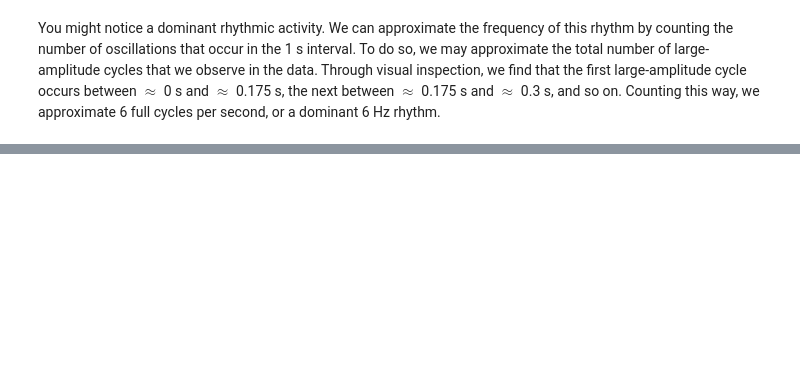
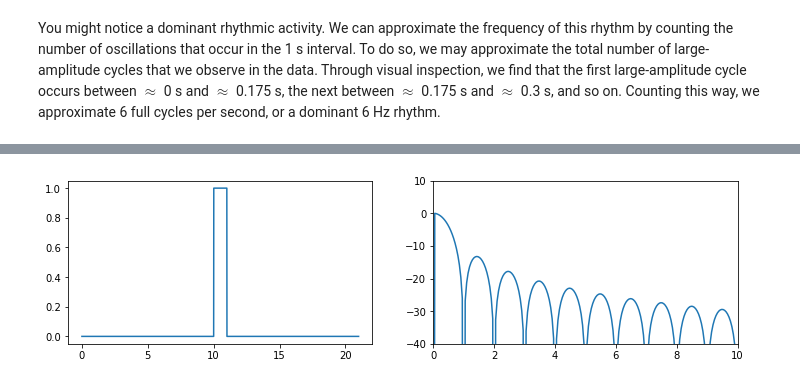
Before and after one commit to Mark-Kramer/Case-Studies-Python, a Jupyter notebook: content/04/ecog-rhythms.ipynb, the cells around one changed output, grey strips where cells are left out. Cells and saved outputs as stored; diff of their text form; code cells hidden in the pictures; blank space fills up the shorter version.

```diff
--- a/content/04/ecog-rhythms.ipynb
+++ b/content/04/ecog-rhythms.ipynb
@@ -175,0 +265,45 @@ show()
+# %%
+# Decide how many seconds of padding to use.
+# Run with block with 1, 2, and 10 seconds of
+# padding. What do you notice?
+
+padding = 10
+
+# Create the taper signal
+sample_rate = 500
+a = np.zeros((sample_rate * padding))    # padding
+b = np.ones((sample_rate))               # signal
+taper = np.hstack((a,b,a))               # full timeseries
+t = np.arange(len(taper)) / sample_rate  # corresponding time steps
+
+# Since we have used much of this code before,
+# it might be helpful to make a function out of
+# it. This way we can easily reuse it without
+# copying and pasting.
+def show_spectrum(x, Fs, xlim=[0, 10], ylim=[-40, 10], display=True):
+    dt = 1 / Fs             # Define the time step
+    T = len(x) * dt         # Define the total time
+    X = np.fft.rfft(x - x.mean())    # Compute the Fourier transform
+    Sxx = np.real((X * np.conj(X)))  # ... and the spectrum
+
+    Sxx = Sxx / Sxx.max()
+
+    df = 1 / T              # Define the frequency resolution
+    faxis = np.arange(len(Sxx)) * df  # ... to create frequency axis
+
+    if display:
+        plt.subplot(1,2,1)      # Plot the signal
+        plot(np.arange(0, T, dt), x)
+        plt.subplot(1,2,2)      # ... and its spectrum
+        Sxx[Sxx == 0] = np.nan  # ... avoid division by 0 errors
+        plot(faxis, 10. * np.log10(Sxx))
+        plt.xlim(xlim)
+        plt.ylim(ylim)
+        show()
+
+    return Sxx, faxis
+
+show_spectrum(taper, sample_rate);  # Show the taper and its spectrum
+                            # ... (suppress output with ';')
+# %% [output]
+[figure, added]
```
Also changed, not shown: parts of 68 cells of this notebook, 18 other files.
